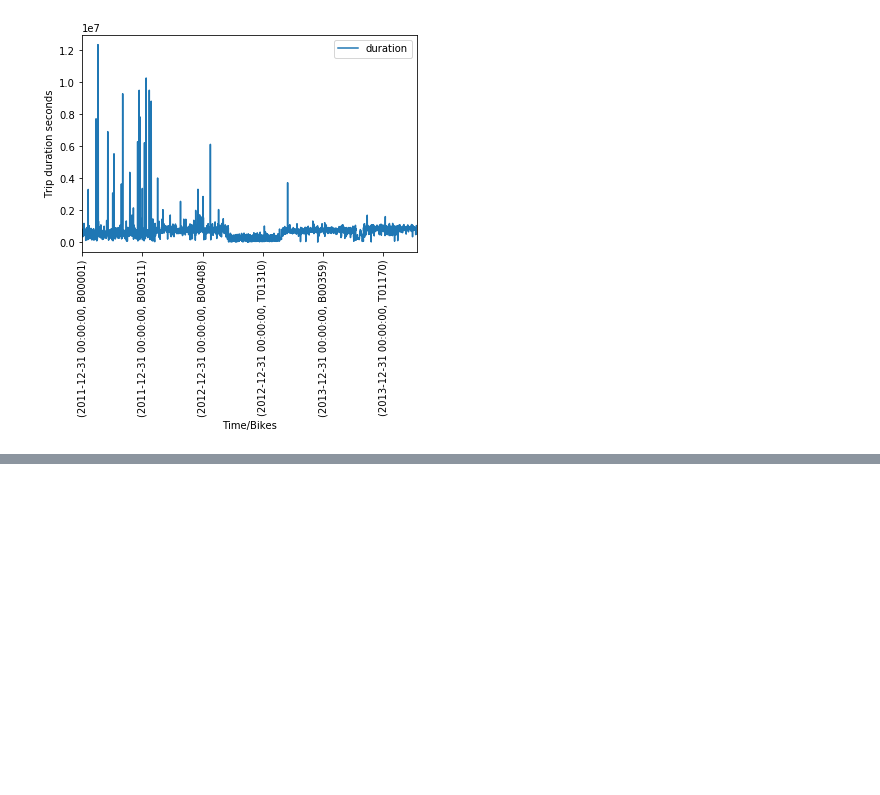
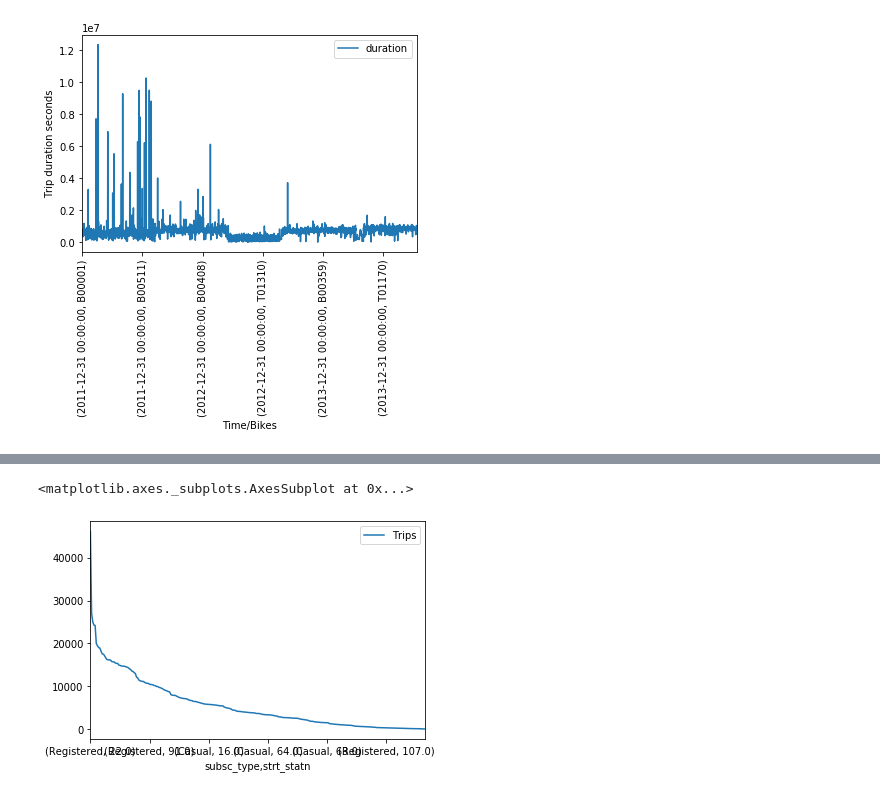
Before and after one commit to jisanos/Hubway-Data-Visualization-Challenge, a Jupyter notebook: Exam_Script.ipynb, the cells around one changed output, grey strips where cells are left out. Cells and saved outputs as stored; diff of their text form; code cells hidden in the pictures; blank space fills up the shorter version.

```diff
--- a/Exam_Script.ipynb
+++ b/Exam_Script.ipynb
@@ -564,0 +576,4 @@ Currently the graph is pretty tight, but I can infer from it that initially some
+# %%
+registered_count = Trips[['subsc_type','strt_statn','duration']].groupby(['subsc_type','strt_statn']).count()
+# %%
+registered_count = registered_count.rename(columns={'duration':'Trips'}).sort_values(by='Trips', ascending=0)
@@ -564,0 +600,5 @@ Currently the graph is pretty tight, but I can infer from it that initially some
+# %%
+registered_count.plot()
+# %% [output]
+<matplotlib.axes._subplots.AxesSubplot at 0x...>
+[figure, added]
```
Also changed, not shown: parts of 4 cells of this notebook.
